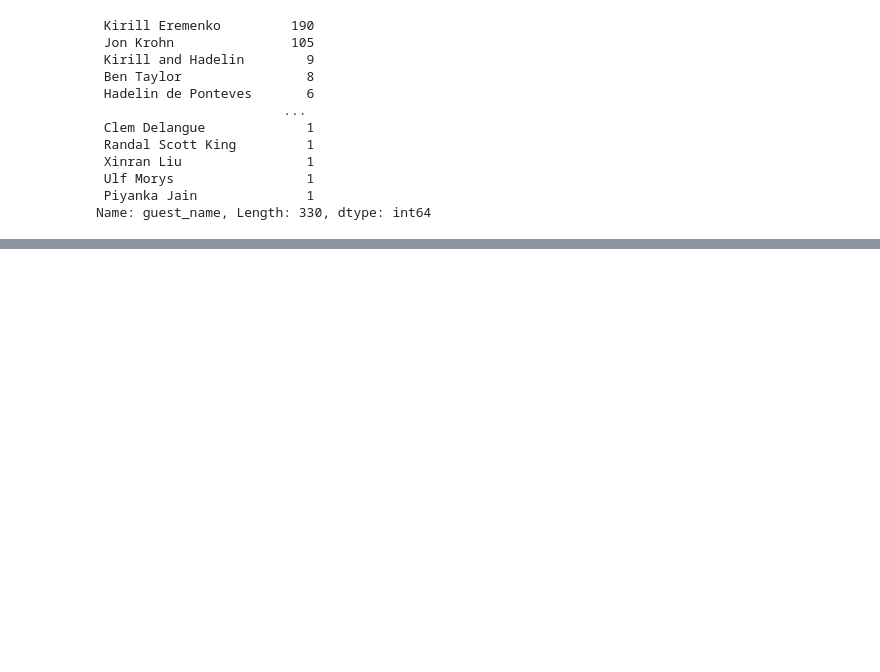
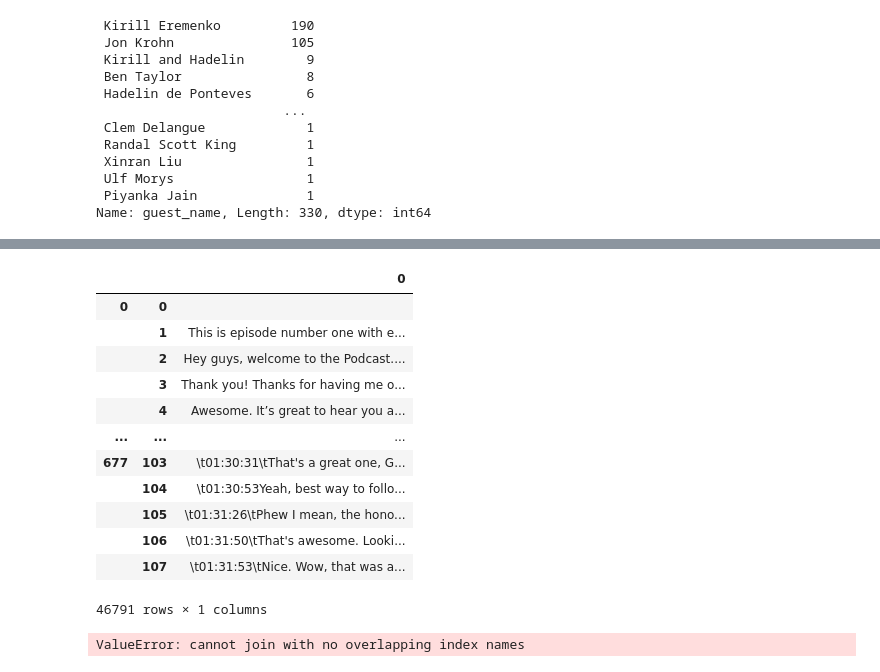
Before and after one commit to ashamaheshwari/SDS_podcast_analysis, a Jupyter notebook: notebooks/SDS_data_preprocessing.ipynb, the cells around one changed output, grey strips where cells are left out. Saved outputs shown, nothing was run; the diff lists cells and outputs as text; code cells hidden in the pictures; blank space fills up the shorter version.

```diff
--- a/notebooks/SDS_data_preprocessing.ipynb
+++ b/notebooks/SDS_data_preprocessing.ipynb
@@ -175,0 +208,20 @@ sds_split
+# %%
+split_text.to_frame().rename()
+# %% [output]
+|  |  | 0 |
+| 0 | 0 |  |
+|  | 1 | This is episode number one with e... |
+|  | 2 | Hey guys, welcome to the Podcast.... |
+|  | 3 | Thank you! Thanks for having me o... |
+|  | 4 | Awesome. It’s great to hear you a... |
+| ... | ... | ... |
+| 677 | 103 | \t01:30:31\tThat's a great one, G... |
+|  | 104 | \t01:30:53Yeah, best way to follo... |
+|  | 105 | \t01:31:26\tPhew I mean, the hono... |
+|  | 106 | \t01:31:50\tThat's awesome. Looki... |
+|  | 107 | \t01:31:53\tNice. Wow, that was a... |
+46791 rows × 1 columns
+# %%
+text_split(sds, sds['text_episode'])
+# %% [output]
+ValueError: cannot join with no overlapping index names
```
Also changed, not shown: parts of 49 cells of this notebook.
